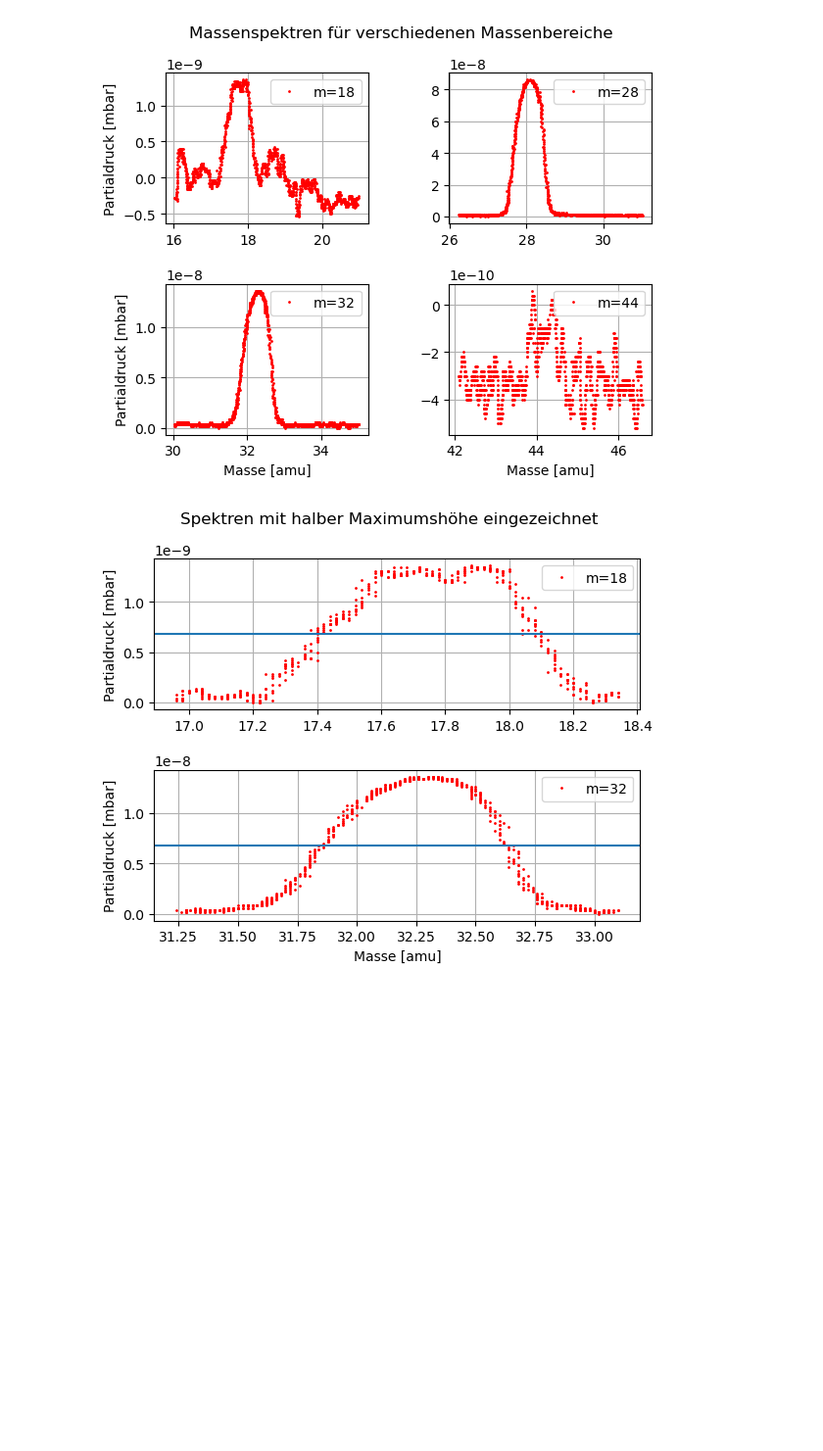
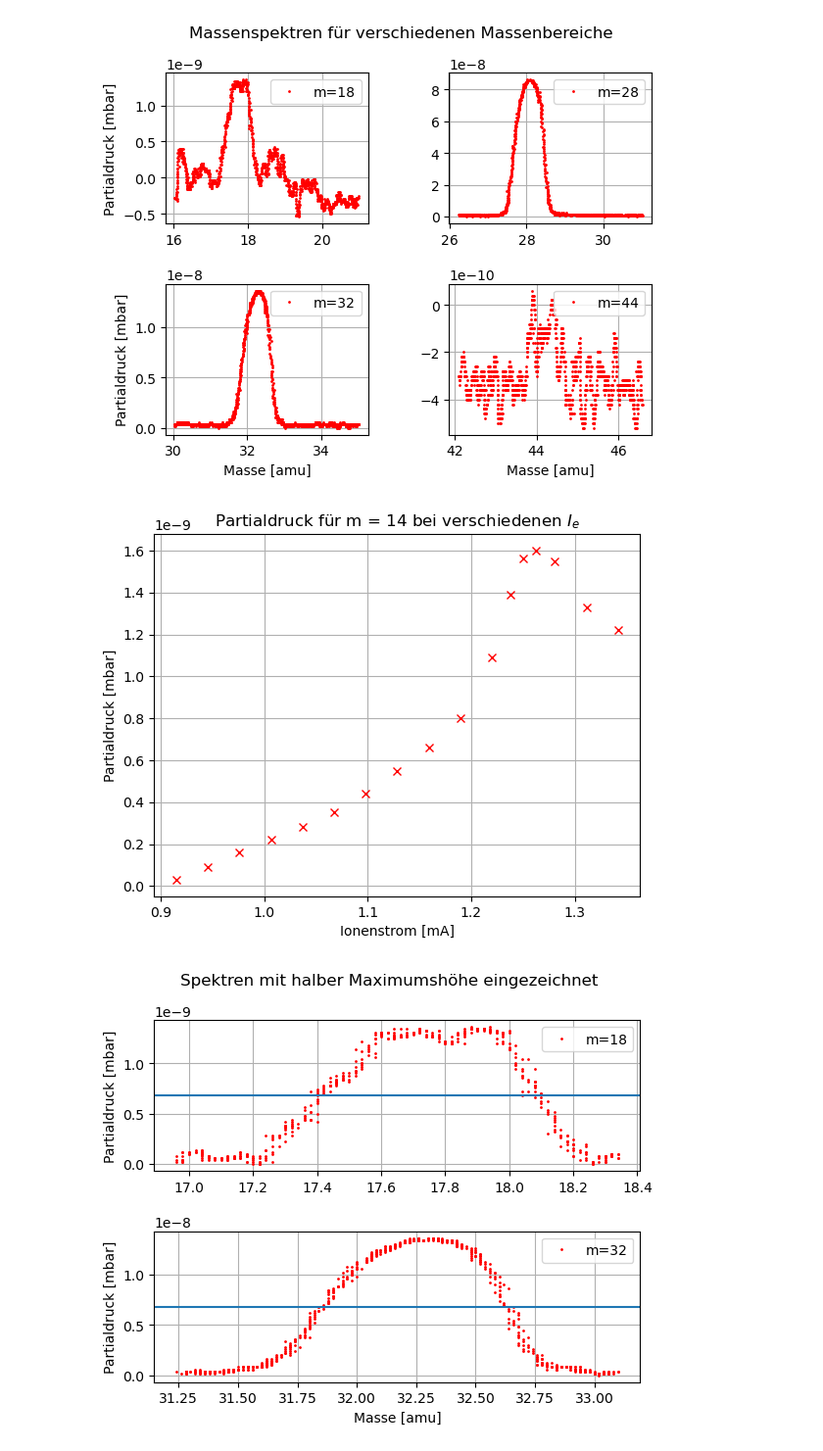
Before and after one commit to MRNock04/P3, a Jupyter notebook: Massenspektrometer/Auswertung.ipynb, the cells around one changed output. Shown: that part at 98% size. Drawn from its saved outputs; the diff is of its cells as text; code cells hidden in the pictures; blank space fills up the shorter version.

```diff
--- a/Massenspektrometer/Auswertung.ipynb
+++ b/Massenspektrometer/Auswertung.ipynb
@@ -92,6 +92,19 @@ for i in [0,1]:
 plt.show()
 # %% [output]
 [figure]
+# %%
+poti = np.array([11, 10.75, 10.5 , 10.35, 10.25 , 10.15 , 10.0 , 9.75 , 9.5 , 9.25 , 9.0 , 8.75 , 8.5 , 8.25 , 8.0 , 7.75 , 7.5])
+p = np.array([ 1.22 , 1.33, 1.55 , 1.6 , 1.56 , 1.39 , 1.09 , 0.80 , 0.66 , 0.55 , 0.44 , 0.35 , 0.28 , 0.22 , 0.16 , 0.09 , 0.03]) * 10**-9
+
+plt.plot(0.122 * poti, p, 'rx')
+
+plt.title('Partialdruck für m = 14 bei verschiedenen $I_e$')
+plt.xlabel('Ionenstrom [mA]')
+plt.ylabel('Partialdruck [mbar]')
+plt.grid()
+plt.show()
+# %% [output]
+[figure, added]
 # %%
 # Bestimmung des Auflösungsvermögens
 rm1 = m18_m[300:750]
```
Also changed, not shown: parts of 2 cells of this notebook, 1 other file.
